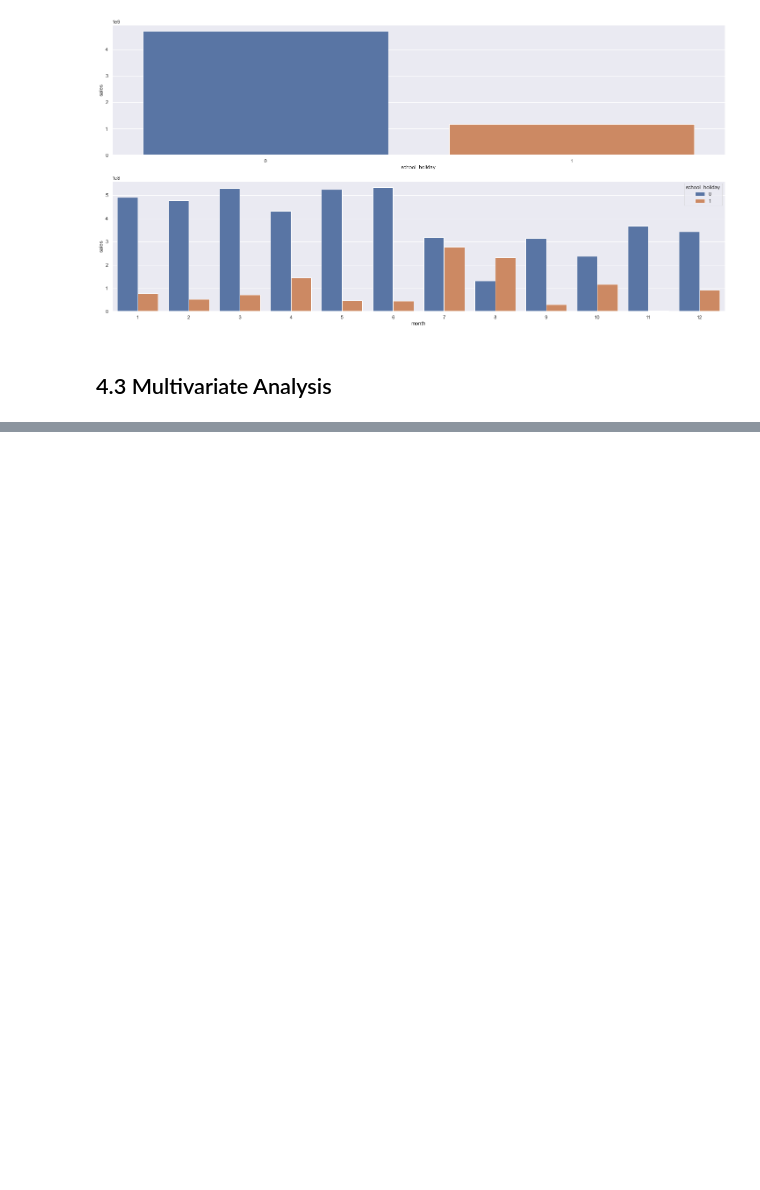
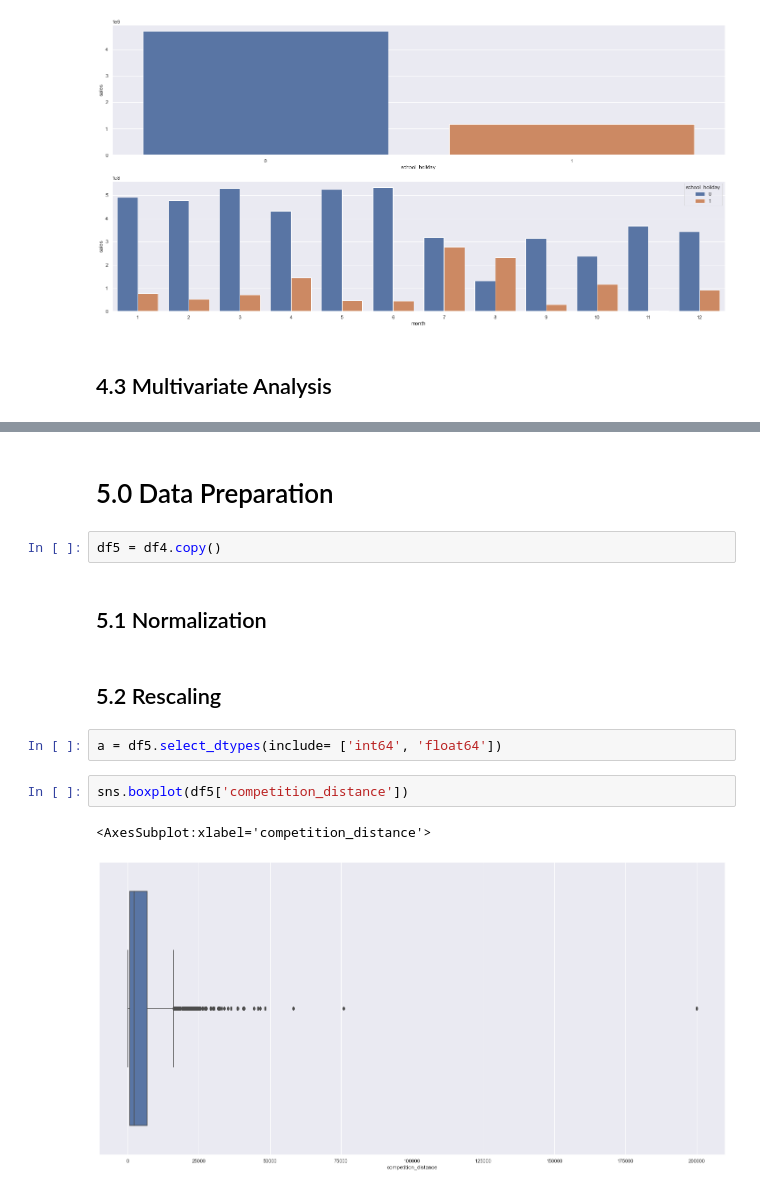
Before and after one commit to Riva-Felix/DS-Projects, a Jupyter notebook: DS_EM_Producao.ipynb, the cells around one changed output, grey strips where cells are left out. Drawn from its saved outputs; the diff is of its cells as text; blank space fills up the shorter version.

Commit message:
data transformation

```diff
--- a/DS_EM_Producao.ipynb
+++ b/DS_EM_Producao.ipynb
@@ -660,0 +716,15 @@ sns.barplot(x='month', y='sales', hue='school_holiday', data=aux2);
+# %% [markdown]
+# 5.0 Data Preparation
+# %%
+df5 = df4.copy()
+# %% [markdown]
+## 5.1 Normalization
+# %% [markdown]
+## 5.2 Rescaling
+# %%
+a = df5.select_dtypes(include= ['int64', 'float64'])
+# %%
+sns.boxplot(df5['competition_distance'])
+# %% [output]
+<AxesSubplot:xlabel='competition_distance'>
+[figure, added]
```
Also changed, not shown: parts of 15 cells of this notebook.
